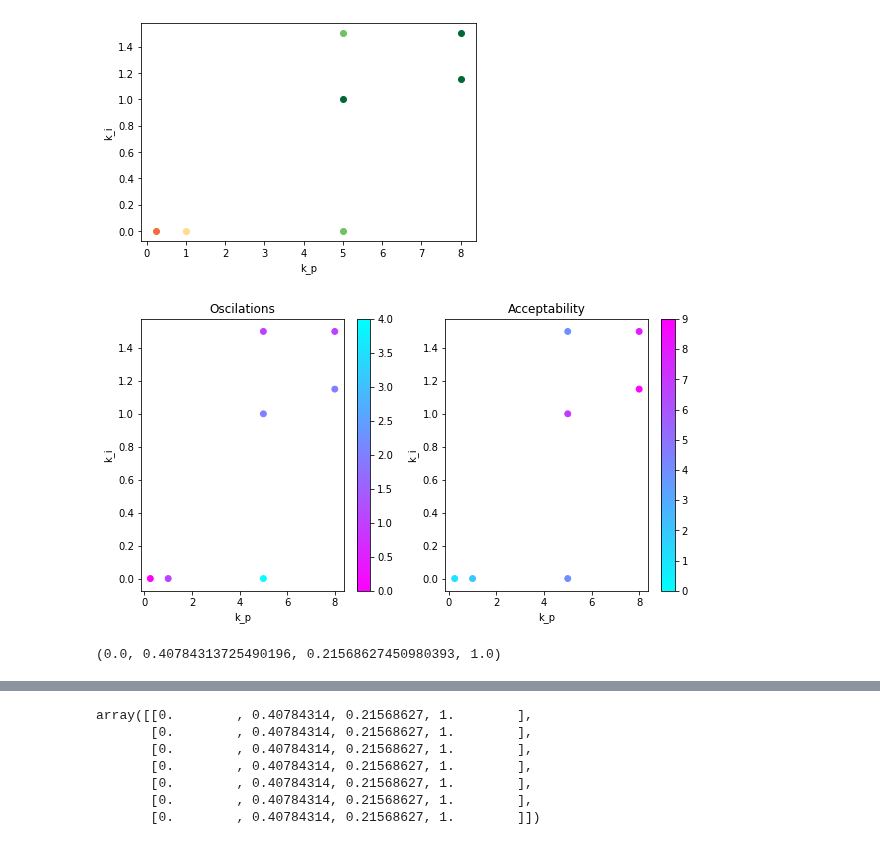
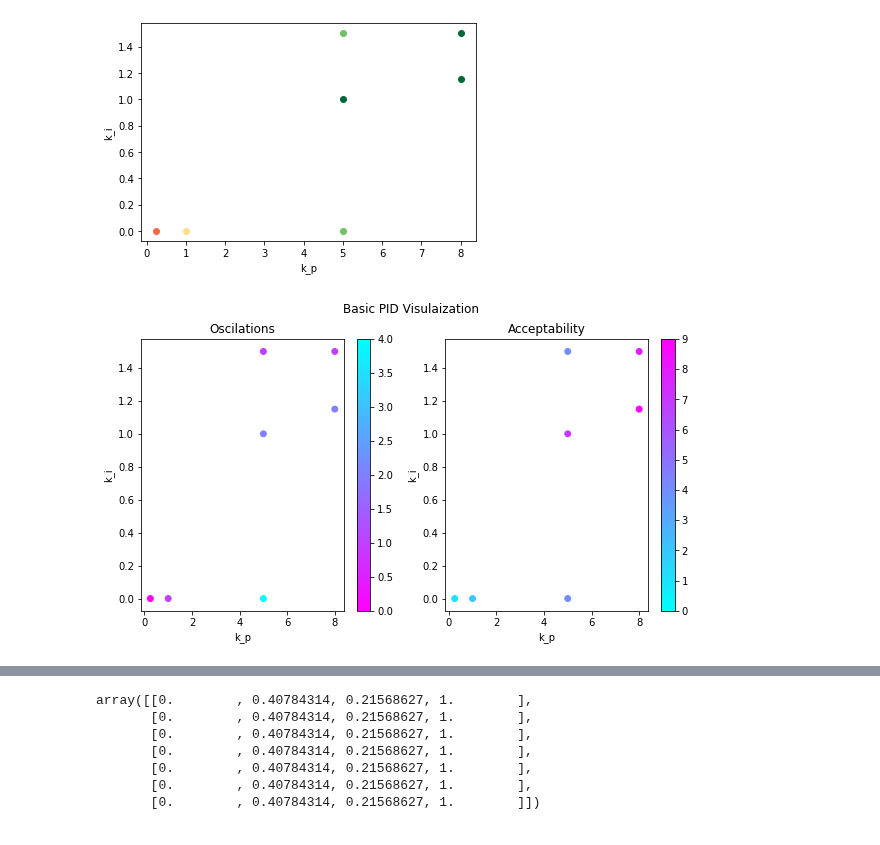
Before and after one commit to HighSpeeds/ECE3, a Jupyter notebook: CarLab/Report/data_processor.ipynb, the cells around one changed output, grey strips where cells are left out. Cells and saved outputs as stored; diff of their text form; code cells hidden in the pictures.

```diff
--- a/CarLab/Report/data_processor.ipynb
+++ b/CarLab/Report/data_processor.ipynb
@@ -43,29 +43,25 @@ Text(0, 0.5, 'k_i')
 # %%
 fig,axs=plt.subplots(1,2,figsize=(10,5))
 plt.sca(axs[0])
 
 cm=plt.get_cmap("cool_r")
 pos=plt.scatter(basic_pid['k_p'],basic_pid['k_D'],c=basic_pid["Oscillations (5)"].astype(int),
             vmin=0, vmax=max(basic_pid["Oscillations (5)"]), s=35, cmap=cm)
 
 plt.xlabel('k_p')
 plt.ylabel('k_i')
 plt.title("Oscilations")
 fig.colorbar(pos, ax=axs[0])
 plt.sca(axs[1])
 cm=plt.get_cmap("cool")
 
 pos=plt.scatter(basic_pid['k_p'],basic_pid['k_D'],c=basic_pid["Acceptability (10)"].astype(int),
             vmin=0, vmax=max(basic_pid["Acceptability (10)"]), s=35, cmap=cm)
 plt.xlabel('k_p')
 plt.ylabel('k_i')
 plt.title("Acceptability")
 fig.colorbar(pos, ax=axs[1])
-
+fig.suptitle("Basic PID Visulaization")
 plt.savefig("basic_pidPlots.png")
 # %% [output]
-[figure, old version]
+[figure, new version]
-# %%
-plt.get_cmap("RdYlGn")(100000)
-# %% [output]
-(0.0, 0.40784313725490196, 0.21568627450980393, 1.0)
```
Also changed, not shown: parts of 3 cells of this notebook, 11 other files.
